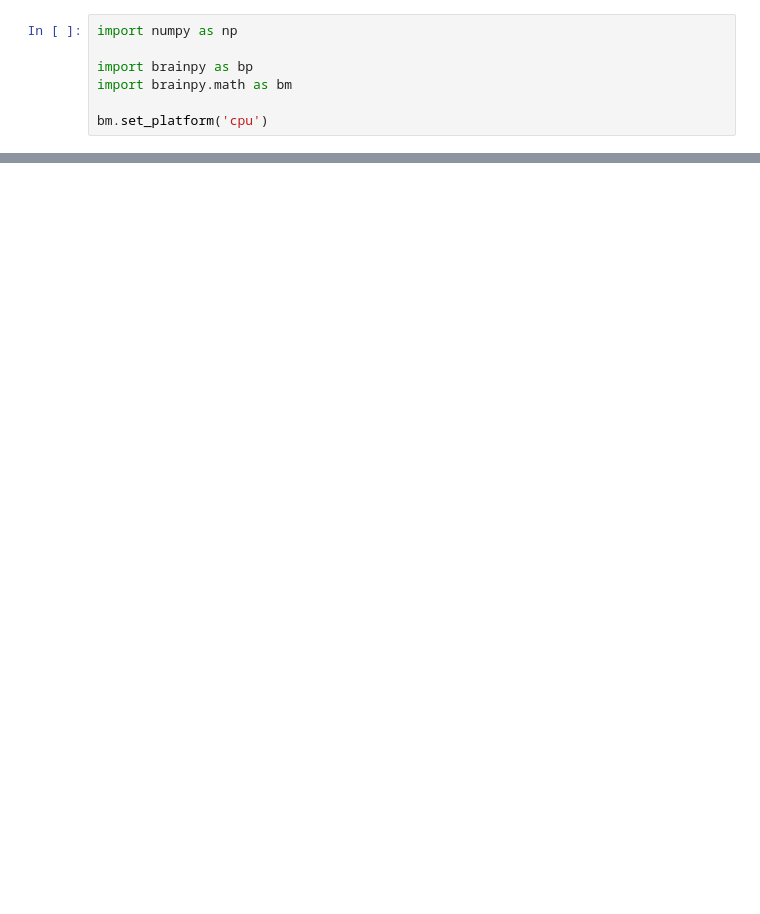
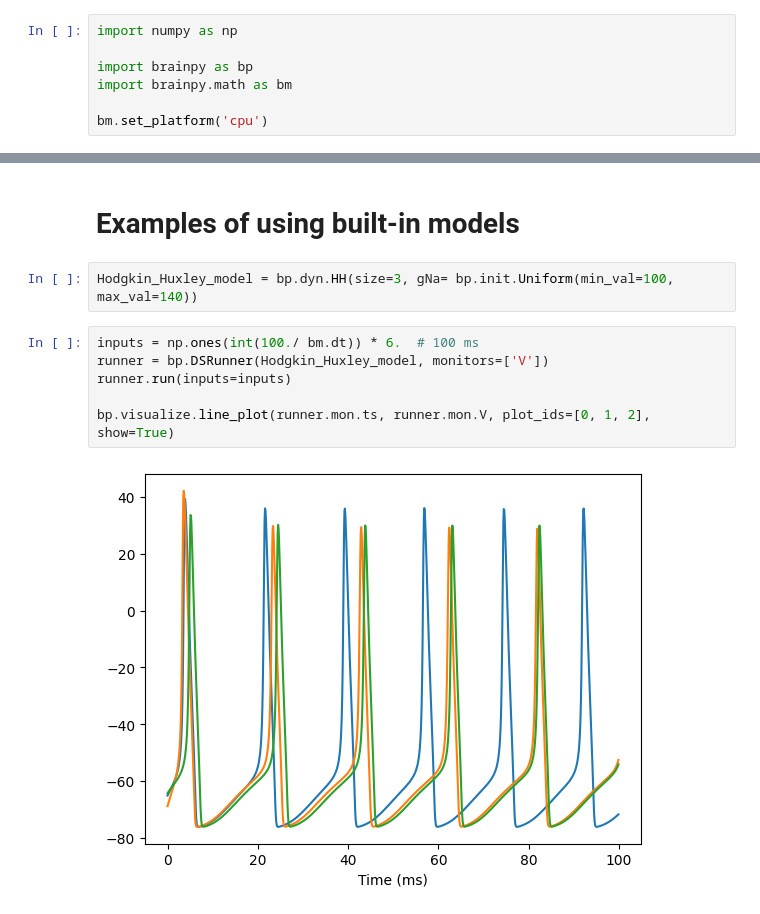
Before and after one commit to XuexingDu/SJTU-13th-CNS-Winter-School, a Jupyter notebook: tutorial/Section2_1.ipynb, the cells around one changed output, grey strips where cells are left out. Saved outputs shown, nothing was run; the diff lists cells and outputs as text; blank space fills up the shorter version.

```diff
--- a/tutorial/Section2_1.ipynb
+++ b/tutorial/Section2_1.ipynb
@@ -101 +139,13 @@ Text(0.5, 0, 'Time (ms)')
 [figure]
+# %% [markdown]
+# Examples of using built-in models
+# %%
+Hodgkin_Huxley_model = bp.dyn.HH(size=3, gNa= bp.init.Uniform(min_val=100, max_val=140))
+# %%
+inputs = np.ones(int(100./ bm.dt)) * 6.  # 100 ms
+runner = bp.DSRunner(Hodgkin_Huxley_model, monitors=['V'])
+runner.run(inputs=inputs)
+
+bp.visualize.line_plot(runner.mon.ts, runner.mon.V, plot_ids=[0, 1, 2], show=True)
+# %% [output]
+[figure, added]
```
Also changed, not shown: parts of 8 cells of this notebook, 6 other files.
